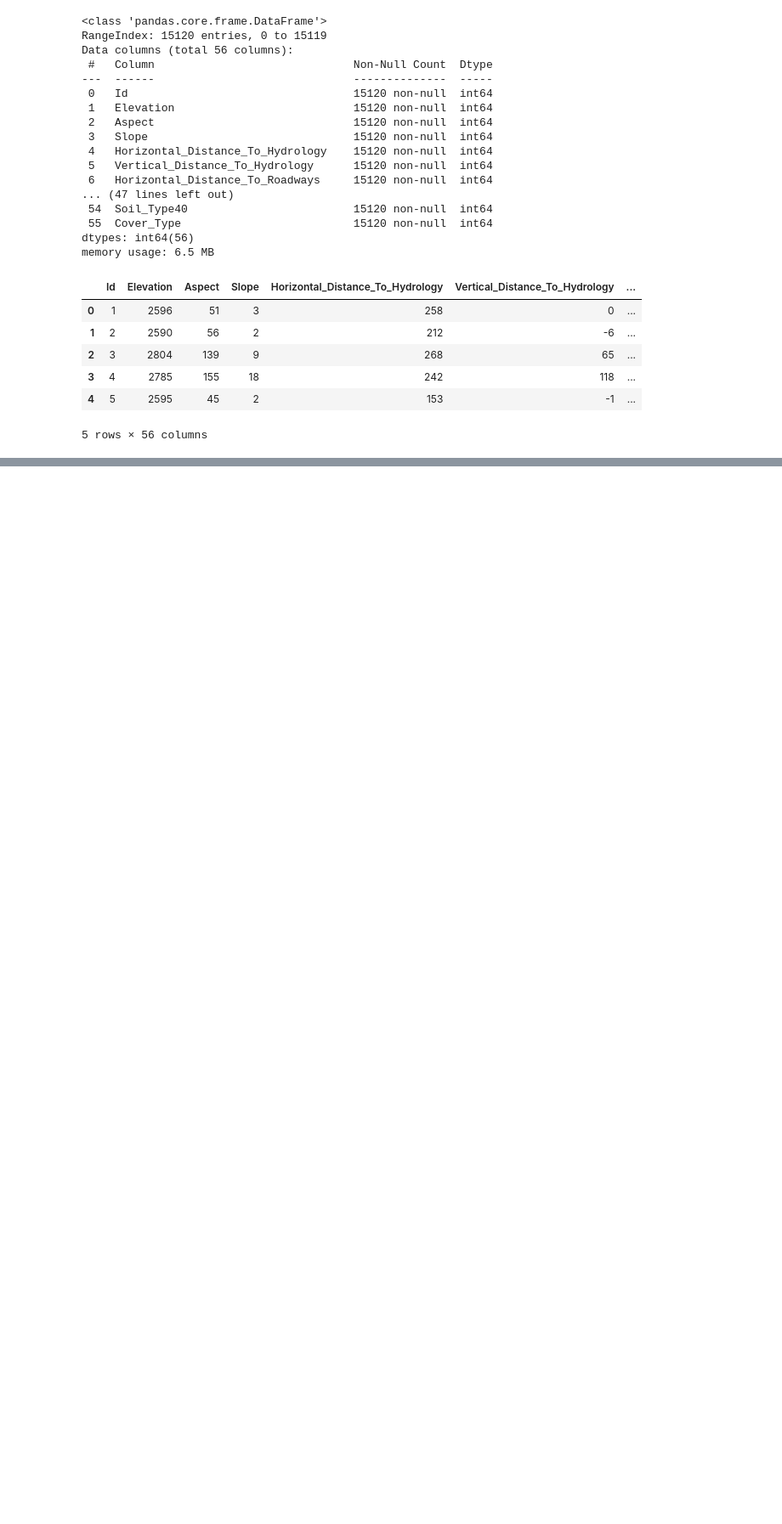
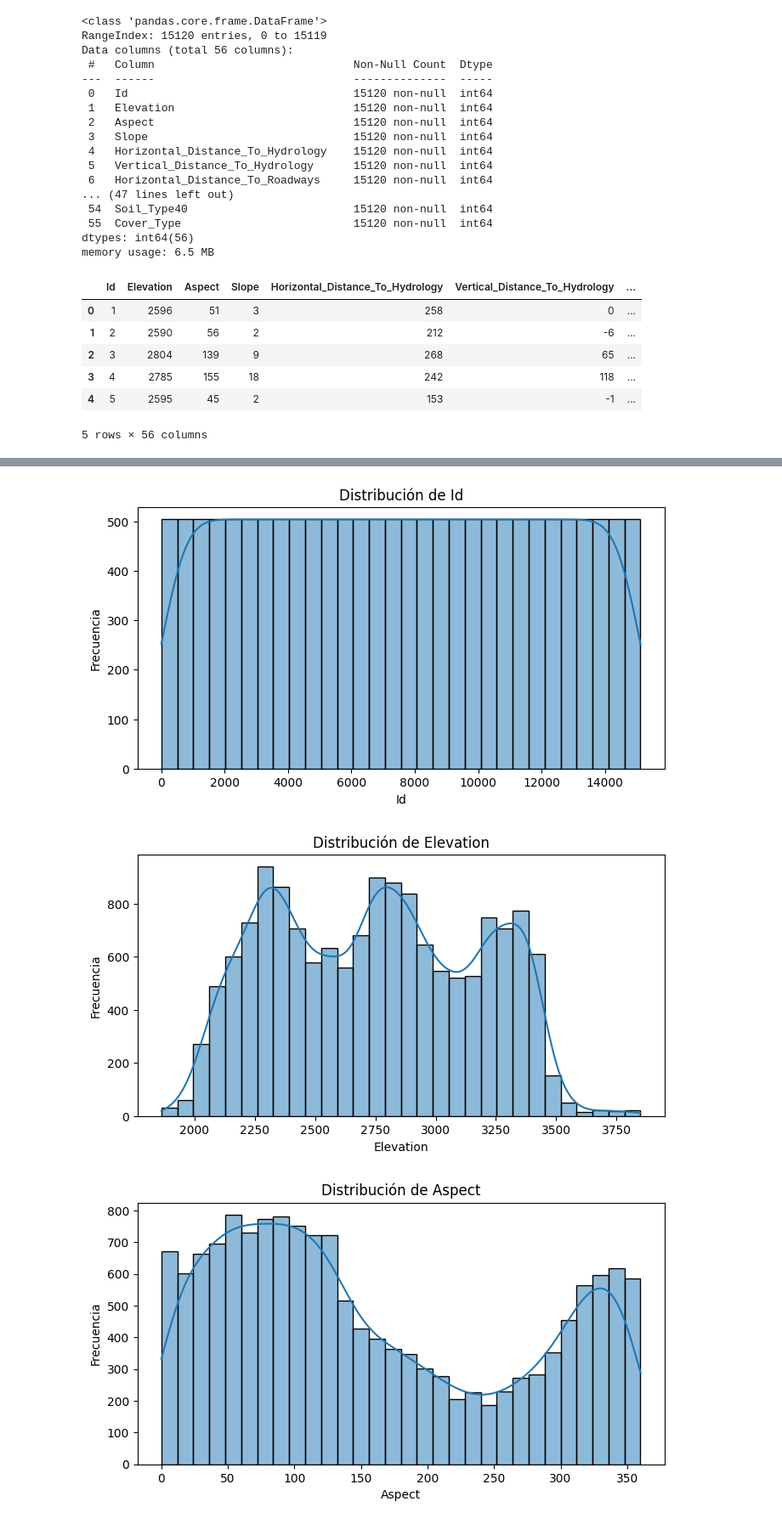
Before and after one commit to Perceval840/MonitoreoProyectosML_IA, a Jupyter notebook: forest_cover_classification.ipynb, the cells around one changed output, grey strips where cells are left out. Shown at 85% size. Drawn from its saved outputs; the diff is of its cells as text; code cells hidden in the pictures; blank space fills up the shorter version.

```diff
--- a/forest_cover_classification.ipynb
+++ b/forest_cover_classification.ipynb
@@ -31,0 +83,14 @@ memory usage: 6.5 MB
+# %%
+variables_numericas = df.select_dtypes(include=['int64', 'float64']).columns.tolist()
+
+for col in variables_numericas[:5]:  # ejemplo con las primeras 5 variables
+    plt.figure(figsize=(8, 4))
+    sns.histplot(df[col], kde=True, bins=30)
+    plt.title(f'Distribución de {col}')
+    plt.xlabel(col)
+    plt.ylabel('Frecuencia')
+    plt.show()
+# %% [output]
+[figure, added]
+[figure, added]
+[figure, added]
```
Also changed, not shown: parts of 19 cells of this notebook, 51 other files.
